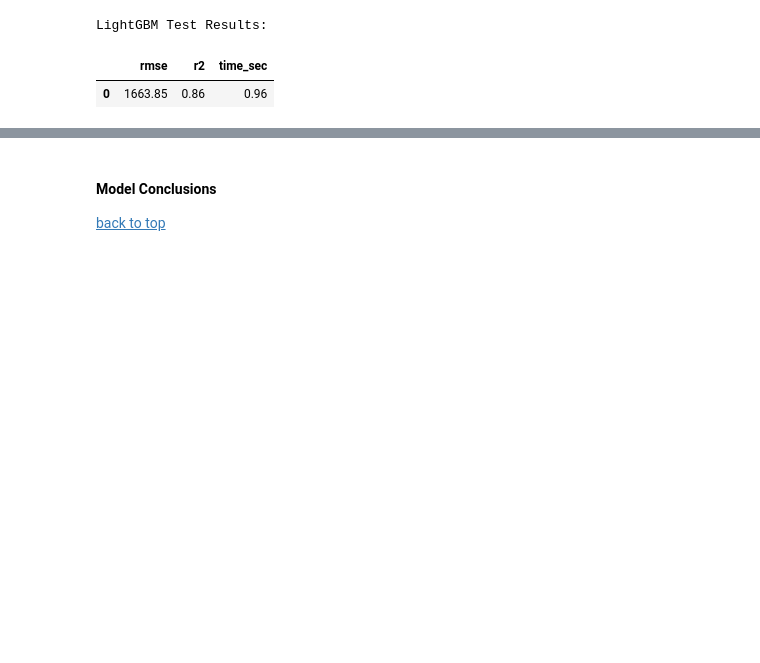
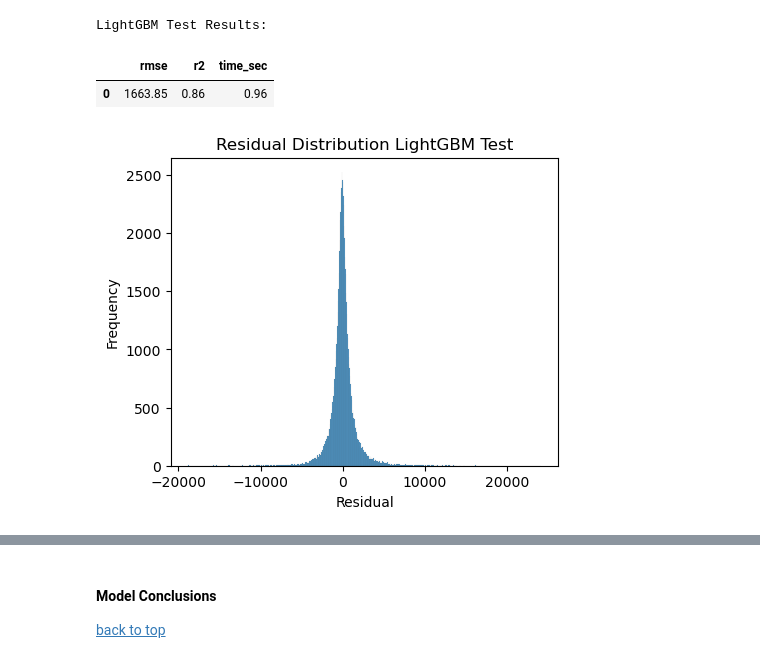
Before and after one commit to kellyshreeve/predicting-used-car-price, a Jupyter notebook: car_price_analysis.ipynb, the cells around one changed output, grey strips where cells are left out. Cells and saved outputs as stored; diff of their text form; code cells hidden in the pictures; blank space fills up the shorter version.

Commit message:
Model test

```diff
--- a/car_price_analysis.ipynb
+++ b/car_price_analysis.ipynb
@@ -1379,3 +1393,18 @@ display(test_results.round(2))
 LightGBM Test Results:
 |  | rmse | r2 | time_sec |
 | 0 | 1663.85 | 0.86 | 0.96 |
+# %%
+# Residual histogram
+residuals = targ_test - pred_test
+
+plt.figure(figsize=[5, 4])
+
+sns.histplot(residuals)
+
+plt.title('Residual Distribution LightGBM Test')
+plt.ylabel('Frequency')
+plt.xlabel('Residual')
+
+plt.show()
+# %% [output]
+[figure, added]
```
Also changed, not shown: parts of 34 cells of this notebook.
